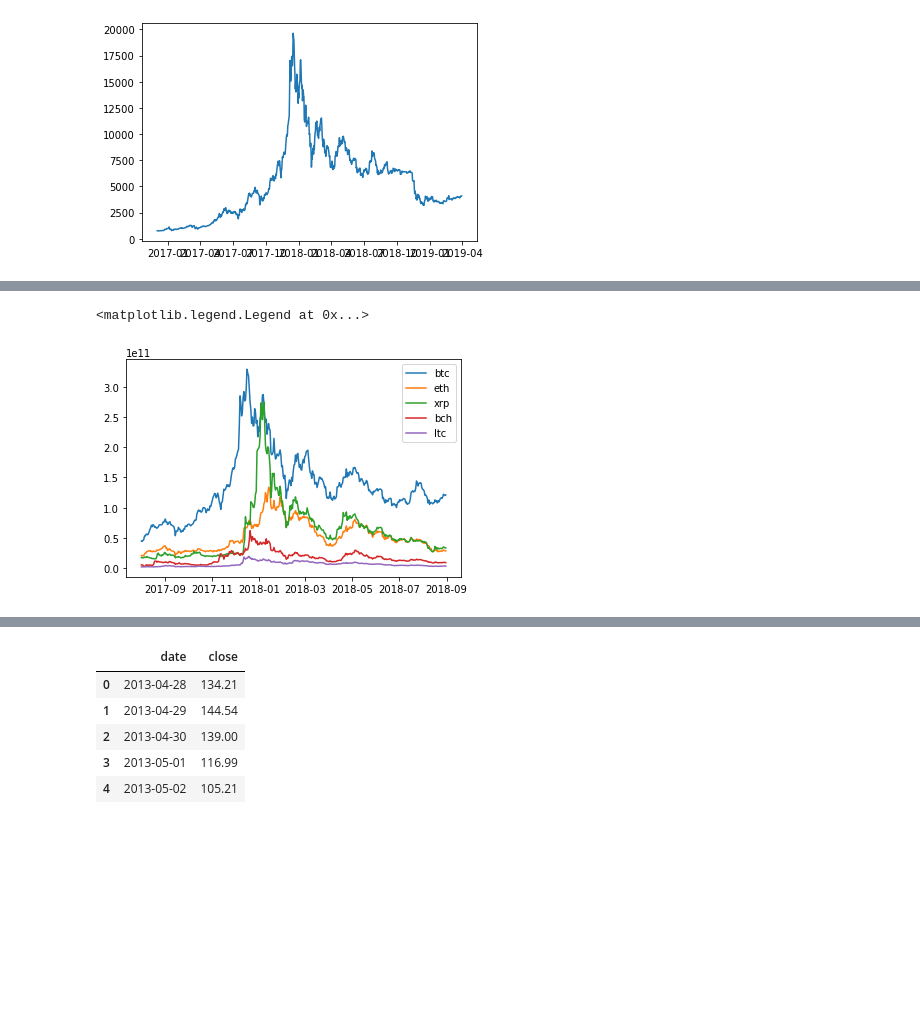
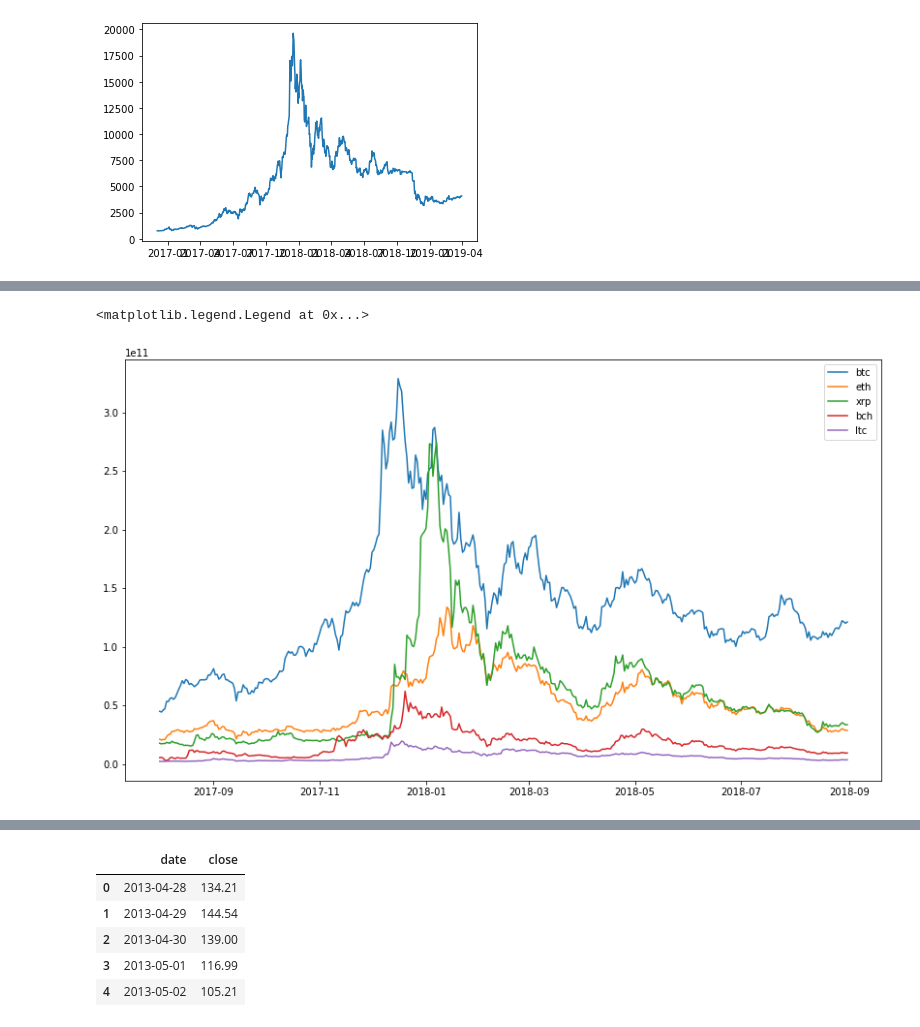
Before and after one commit to jcastrence/jcastrence.github.io, a Jupyter notebook: Untitled.ipynb, the cells around one changed output, grey strips where cells are left out. Cells and saved outputs as stored; diff of their text form; code cells hidden in the pictures; blank space fills up the shorter version.

```diff
--- a/Untitled.ipynb
+++ b/Untitled.ipynb
@@ -226,0 +283,7 @@ plt.plot(bubble4.date, bubble4.PriceUSD)
+# %%
+plt.figure(figsize=(14, 8))
+for df in top5:
+    df_current = df[df.date >= dt.date(2017, 8, 1)]
+    plt.plot(df_current['date'], df_current['PriceUSD'])
+#     plt.plot(df_current['date'], df_current['PriceUSD'])
+plt.legend(['btc', 'eth', 'xrp', 'bch', 'ltc'])
@@ -237,12 +302,10 @@ plt.legend(['btc', 'eth', 'xrp', 'bch', 'ltc'])
 # %%
-top5 = [btc, eth, xrp, bch, ltc]
-top5_labels = ['btc', 'eth', 'xrp', 'bch', 'ltc']
-
+plt.figure(figsize=(14, 8))
 for df in top5:
     df_current = df[(df.date >= dt.date(2017, 8, 1)) & (df.date < dt.date(2018, 9, 1))]
     plt.plot(df_current['date'], df_current['CapMrktCurUSD'])
 plt.legend(top5_labels)
 # %% [output]
 <matplotlib.legend.Legend at 0x...>
-[figure, old version]
+[figure, new version]
 # %%
```
Also changed, not shown: parts of 33 cells of this notebook.
